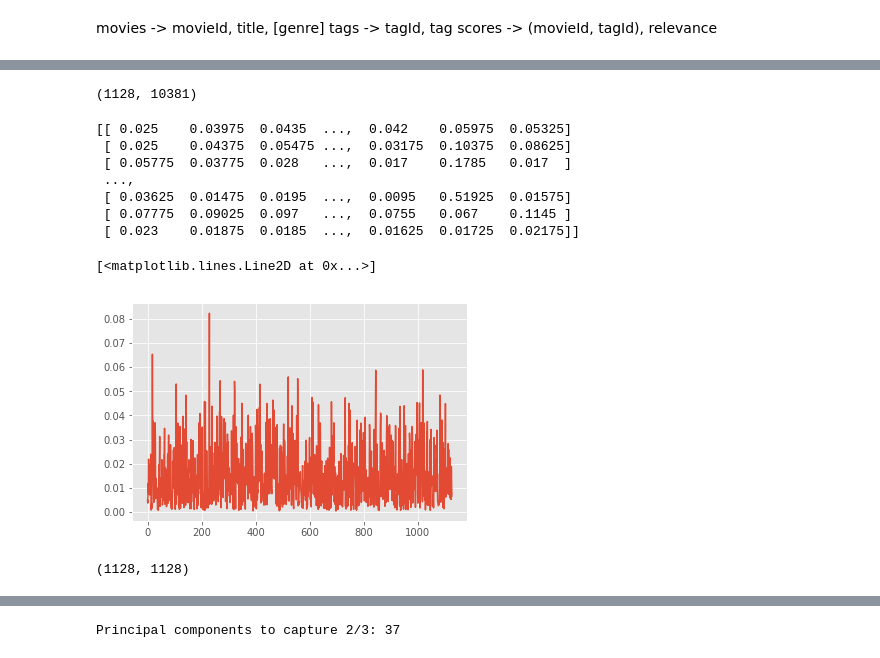
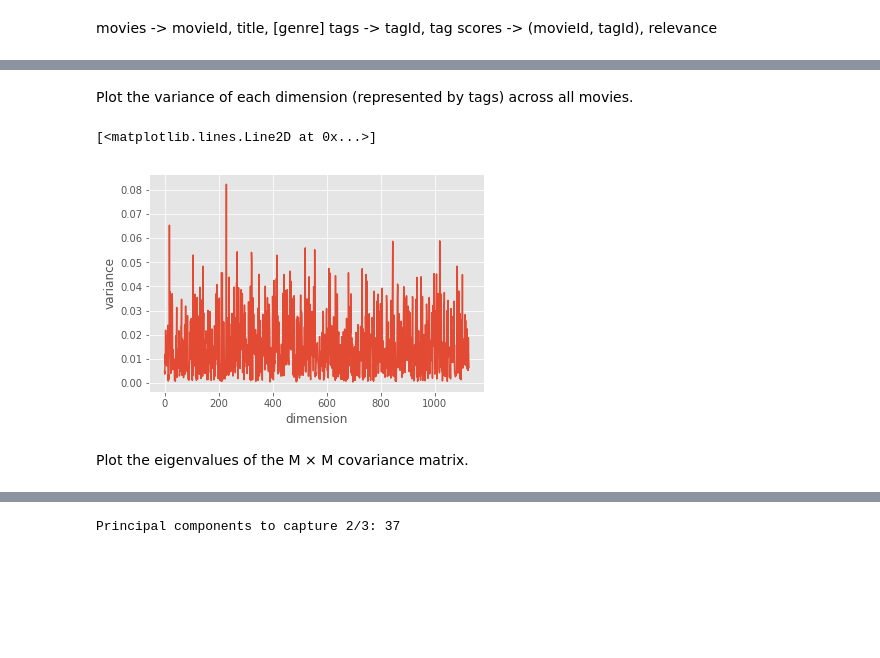
Before and after one commit to rbischof/ianalytics, a Jupyter notebook: ix-lab3/lab3-dimred.ipynb, the cells around one changed output, grey strips where cells are left out. Drawn from its saved outputs; the diff is of its cells as text; code cells hidden in the pictures; blank space fills up the shorter version.

```diff
--- a/ix-lab3/lab3-dimred.ipynb
+++ b/ix-lab3/lab3-dimred.ipynb
@@ -32,3 +37,3 @@ tags_local = tags.collect()
 Construct MxN matrix, where N=1128 - tagId, M=10381 - movieId with at least one tag
 # %%
-sorted_scores = scores.map(lambda x: (x['movieId'], (x['tagId'], x['relevance']))).groupByKey().sortByKey()
+sorted_scores = scores.map(lambda x: (x['movieId'], (x['tagId'], x['relevance']))).groupByKey().sortByKey().collect()
@@ -37,6 +40,2 @@ M:
 # %%
-matrix = np.zeros((tags.count(), sorted_scores.count()))
+matrix = np.zeros((tags.count(), len(sorted_scores)))
-# %%
-matrix.shape
-# %% [output]
-(1128, 10381)
@@ -45,25 +42,18 @@ s = sorted_scores.collect()
 # %%
-for i in range(len(s)):
-    for j,r in s[i][1]:
+for i in range(len(sorted_scores)):
+    for j,r in sorted_scores[i][1]:
         matrix[j-1][i] = r
-# %%
-print(matrix)
-# %% [output]
-[[ 0.025    0.03975  0.0435  ...,  0.042    0.05975  0.05325]
- [ 0.025    0.04375  0.05475 ...,  0.03175  0.10375  0.08625]
- [ 0.05775  0.03775  0.028   ...,  0.017    0.1785   0.017  ]
- ...,
- [ 0.03625  0.01475  0.0195  ...,  0.0095   0.51925  0.01575]
- [ 0.07775  0.09025  0.097   ...,  0.0755   0.067    0.1145 ]
- [ 0.023    0.01875  0.0185  ...,  0.01625  0.01725  0.02175]]
+# %% [markdown]
+Plot the variance of each dimension (represented by tags) across all movies.
 # %%
+plt.xlabel("dimension")
+plt.ylabel("variance")
 plt.plot(np.var(matrix, axis=1))
 # %% [output]
 [<matplotlib.lines.Line2D at 0x...>]
-[figure, old version]
+[figure, new version]
+# %% [markdown]
+Plot the eigenvalues of the M × M covariance matrix.
 # %%
 matrixCov = np.cov(matrix)
-matrixCov.shape
-# %% [output]
-(1128, 1128)
 # %%
```
Also changed, not shown: parts of 26 cells of this notebook, 5 other files.
